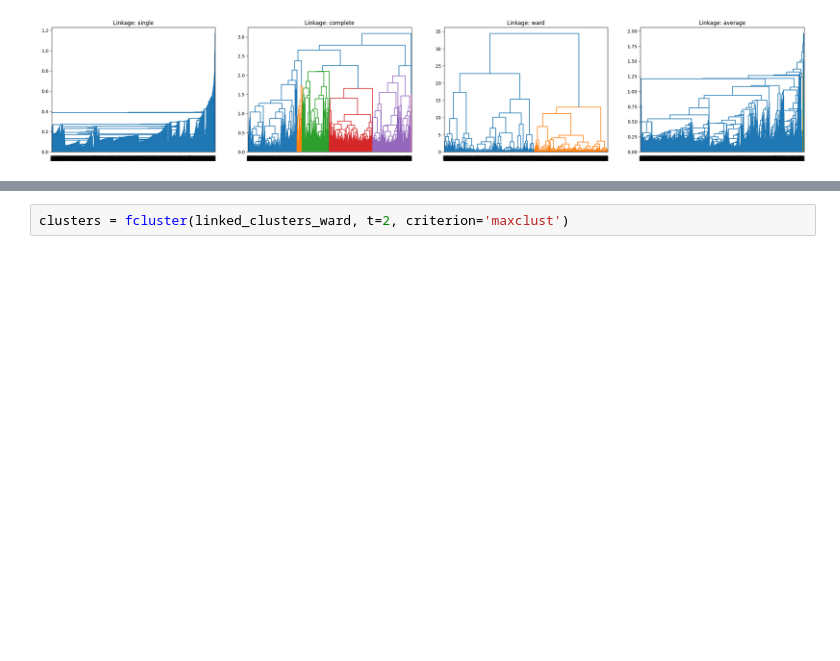
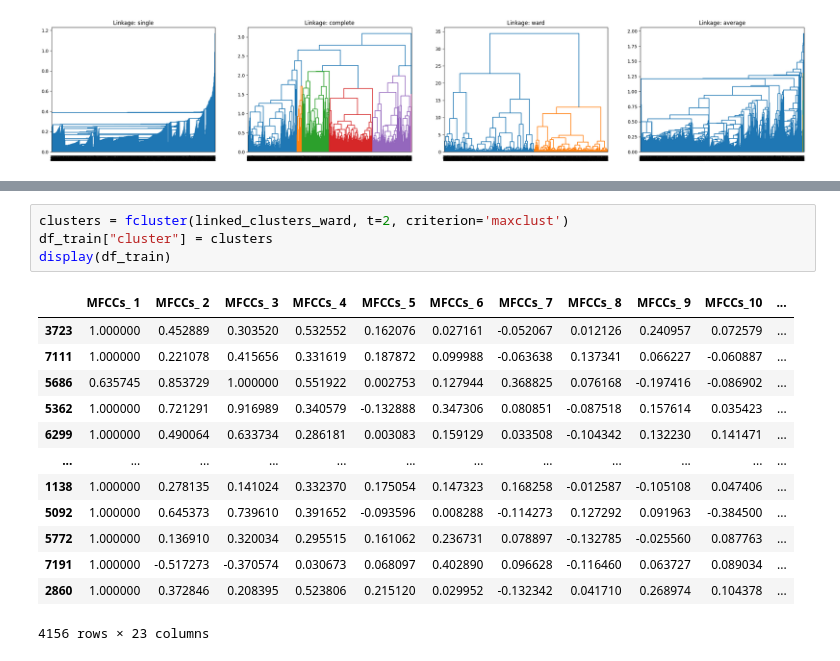
Before and after one commit to maxi9113/colab_notebook, a Jupyter notebook: IC_Ejercicio_jerarquicio_taller_2.ipynb, the cells around one changed output, grey strips where cells are left out. Saved outputs shown, nothing was run; the diff lists cells and outputs as text; blank space fills up the shorter version.

```diff
--- a/IC_Ejercicio_jerarquicio_taller_2.ipynb
+++ b/IC_Ejercicio_jerarquicio_taller_2.ipynb
@@ -235,2 +236,18 @@ plt.show()
 # %%
 clusters = fcluster(linked_clusters_ward, t=2, criterion='maxclust')
+df_train["cluster"] = clusters
+display(df_train)
+# %% [output]
+|  | MFCCs_ 1 | MFCCs_ 2 | MFCCs_ 3 | MFCCs_ 4 | MFCCs_ 5 | MFCCs_ 6 | MFCCs_ 7 | MFCCs_ 8 | MFCCs_ 9 | MFCCs_10 | ... |
+| 3723 | 1.000000 | 0.452889 | 0.303520 | 0.532552 | 0.162076 | 0.027161 | -0.052067 | 0.012126 | 0.240957 | 0.072579 | ... |
+| 7111 | 1.000000 | 0.221078 | 0.415656 | 0.331619 | 0.187872 | 0.099988 | -0.063638 | 0.137341 | 0.066227 | -0.060887 | ... |
+| 5686 | 0.635745 | 0.853729 | 1.000000 | 0.551922 | 0.002753 | 0.127944 | 0.368825 | 0.076168 | -0.197416 | -0.086902 | ... |
+| 5362 | 1.000000 | 0.721291 | 0.916989 | 0.340579 | -0.132888 | 0.347306 | 0.080851 | -0.087518 | 0.157614 | 0.035423 | ... |
+| 6299 | 1.000000 | 0.490064 | 0.633734 | 0.286181 | 0.003083 | 0.159129 | 0.033508 | -0.104342 | 0.132230 | 0.141471 | ... |
+| ... | ... | ... | ... | ... | ... | ... | ... | ... | ... | ... | ... |
+| 1138 | 1.000000 | 0.278135 | 0.141024 | 0.332370 | 0.175054 | 0.147323 | 0.168258 | -0.012587 | -0.105108 | 0.047406 | ... |
+| 5092 | 1.000000 | 0.645373 | 0.739610 | 0.391652 | -0.093596 | 0.008288 | -0.114273 | 0.127292 | 0.091963 | -0.384500 | ... |
+| 5772 | 1.000000 | 0.136910 | 0.320034 | 0.295515 | 0.161062 | 0.236731 | 0.078897 | -0.132785 | -0.025560 | 0.087763 | ... |
+| 7191 | 1.000000 | -0.517273 | -0.370574 | 0.030673 | 0.068097 | 0.402890 | 0.096628 | -0.116460 | 0.063727 | 0.089034 | ... |
+| 2860 | 1.000000 | 0.372846 | 0.208395 | 0.523806 | 0.215120 | 0.029952 | -0.132342 | 0.041710 | 0.268974 | 0.104378 | ... |
+4156 rows × 23 columns
```
Also changed, not shown: parts of 2 cells of this notebook.
